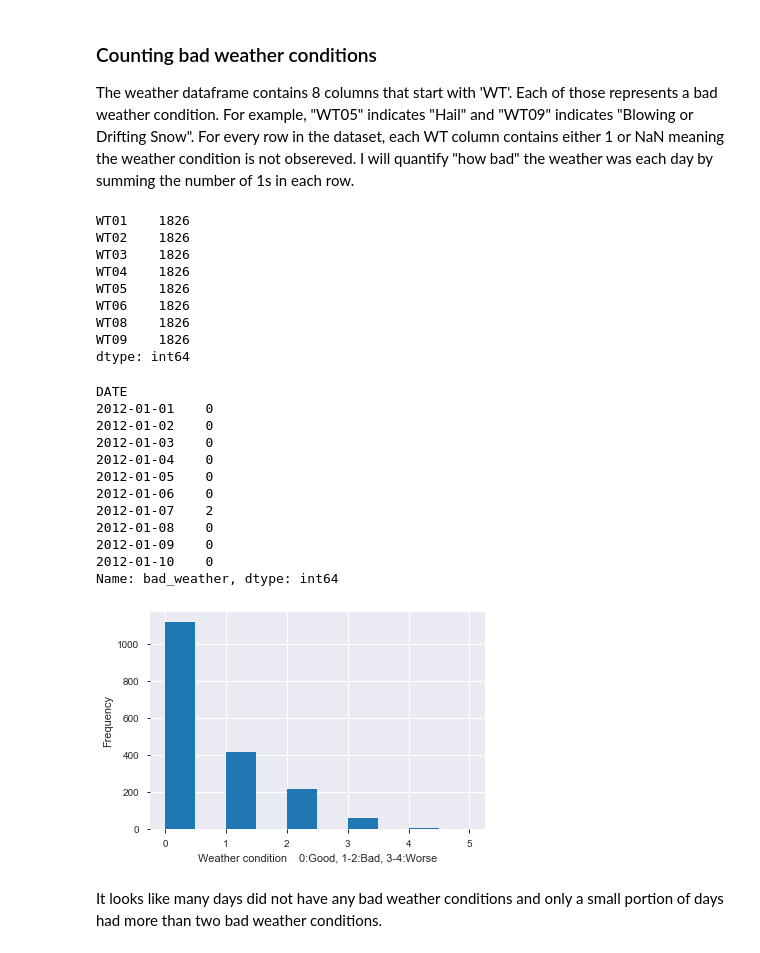
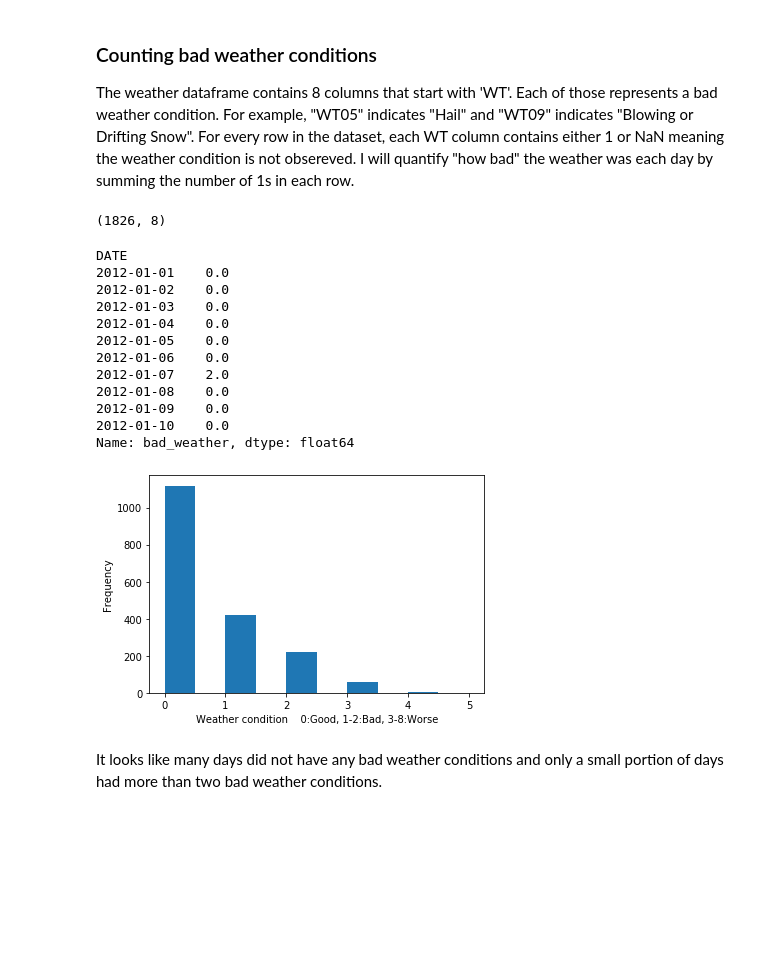
Before and after one commit to Happydogs/Aurora_Policing_Project, a Jupyter notebook: Aurora_Policing_Project.ipynb, the cells around one changed output. Drawn from its saved outputs; the diff is of its cells as text; code cells hidden in the pictures; blank space fills up the shorter version.

```diff
--- a/Aurora_Policing_Project.ipynb
+++ b/Aurora_Policing_Project.ipynb
@@ -864,21 +866,10 @@ The weather dataframe contains 8 columns that start with 'WT'. Each of those rep
 # %%
 # New dataframe 'WT' contains only weather conditions
 WT = weather.loc[:,'WT01':'WT09']
-# %%
-WT.isna().count()
-# %% [output]
-WT01    1826
-WT02    1826
-WT03    1826
-WT04    1826
-WT05    1826
-WT06    1826
-WT08    1826
-WT09    1826
-dtype: int64
-# %%
-# Replace the missing values with 0.
-WT = WT.fillna(0).astype('int')
+# %%
+WT.shape
+# %% [output]
+(1826, 8)
 # %%
 # Calculate the total number of 1s in each row.
 weather['bad_weather'] = WT.sum(axis = 1)
@@ -886,24 +877,24 @@ weather['bad_weather'] = WT.sum(axis = 1)
 weather['bad_weather'].head(10)
 # %% [output]
 DATE
-2012-01-01    0
-2012-01-02    0
-2012-01-03    0
-2012-01-04    0
-2012-01-05    0
-2012-01-06    0
-2012-01-07    2
-2012-01-08    0
-2012-01-09    0
-2012-01-10    0
-Name: bad_weather, dtype: int64
+2012-01-01    0.0
+2012-01-02    0.0
+2012-01-03    0.0
+2012-01-04    0.0
+2012-01-05    0.0
+2012-01-06    0.0
+2012-01-07    2.0
+2012-01-08    0.0
+2012-01-09    0.0
+2012-01-10    0.0
+Name: bad_weather, dtype: float64
 # %%
 # Create a histogram to visulize
 weather.bad_weather.plot(kind = 'hist')
-plt.xlabel('Weather condition    0:Good, 1-2:Bad, 3-4:Worse')
+plt.xlabel('Weather condition    0:Good, 1-2:Bad, 3-8:Worse')
 plt.show()
 # %% [output]
-[figure, old version]
+[figure, new version]
 # %% [markdown]
 It looks like many days did not have any bad weather conditions and only a small portion of days had more than two bad weather conditions.
 # %% [markdown]
```
Also changed, not shown: parts of 33 cells of this notebook.
